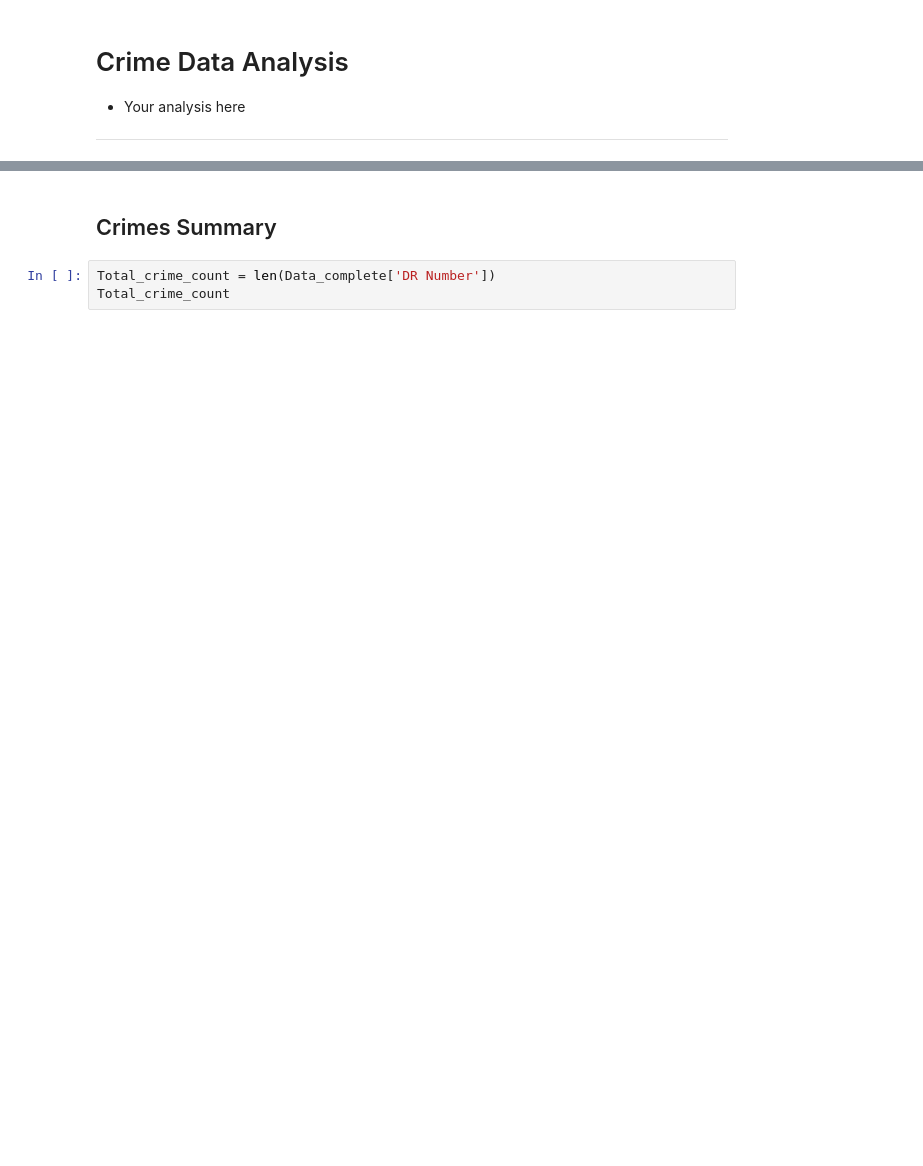
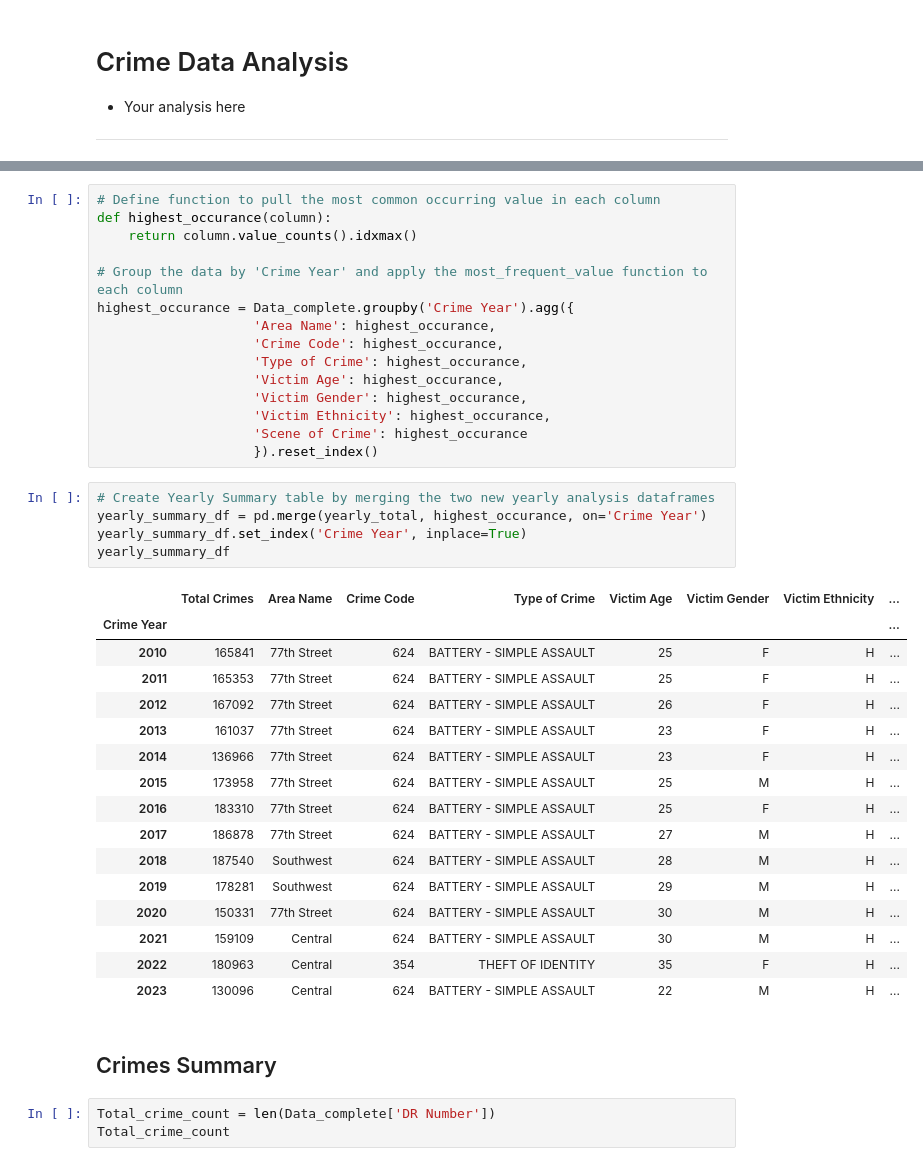
Before and after one commit to kekojones12/Project-1, a Jupyter notebook: Project_1_starter.ipynb, the cells around one changed output, grey strips where cells are left out. Drawn from its saved outputs; the diff is of its cells as text; blank space fills up the shorter version.

```diff
--- a/Project_1_starter.ipynb
+++ b/Project_1_starter.ipynb
@@ -228,3 +186,40 @@ Name: count, dtype: int64
+# %%
+# Define function to pull the most common occurring value in each column
+def highest_occurance(column):
+    return column.value_counts().idxmax()
+
+# Group the data by 'Crime Year' and apply the most_frequent_value function to each column
+highest_occurance = Data_complete.groupby('Crime Year').agg({
+                    'Area Name': highest_occurance,
+                    'Crime Code': highest_occurance,
+                    'Type of Crime': highest_occurance,
+                    'Victim Age': highest_occurance,
+                    'Victim Gender': highest_occurance,
+                    'Victim Ethnicity': highest_occurance,
+                    'Scene of Crime': highest_occurance
+                    }).reset_index()
+# %%
+# Create Yearly Summary table by merging the two new yearly analysis dataframes
+yearly_summary_df = pd.merge(yearly_total, highest_occurance, on='Crime Year')
+yearly_summary_df.set_index('Crime Year', inplace=True)
+yearly_summary_df
+# %% [output]
+|  | Total Crimes | Area Name | Crime Code | Type of Crime | Victim Age | Victim Gender | Victim Ethnicity | ... |
+| Crime Year |  |  |  |  |  |  |  | ... |
+| 2010 | 165841 | 77th Street | 624 | BATTERY - SIMPLE ASSAULT | 25 | F | H | ... |
+| 2011 | 165353 | 77th Street | 624 | BATTERY - SIMPLE ASSAULT | 25 | F | H | ... |
+| 2012 | 167092 | 77th Street | 624 | BATTERY - SIMPLE ASSAULT | 26 | F | H | ... |
+| 2013 | 161037 | 77th Street | 624 | BATTERY - SIMPLE ASSAULT | 23 | F | H | ... |
+| 2014 | 136966 | 77th Street | 624 | BATTERY - SIMPLE ASSAULT | 23 | F | H | ... |
+| 2015 | 173958 | 77th Street | 624 | BATTERY - SIMPLE ASSAULT | 25 | M | H | ... |
+| 2016 | 183310 | 77th Street | 624 | BATTERY - SIMPLE ASSAULT | 25 | F | H | ... |
+| 2017 | 186878 | 77th Street | 624 | BATTERY - SIMPLE ASSAULT | 27 | M | H | ... |
+| 2018 | 187540 | Southwest | 624 | BATTERY - SIMPLE ASSAULT | 28 | M | H | ... |
+| 2019 | 178281 | Southwest | 624 | BATTERY - SIMPLE ASSAULT | 29 | M | H | ... |
+| 2020 | 150331 | 77th Street | 624 | BATTERY - SIMPLE ASSAULT | 30 | M | H | ... |
+| 2021 | 159109 | Central | 624 | BATTERY - SIMPLE ASSAULT | 30 | M | H | ... |
+| 2022 | 180963 | Central | 354 | THEFT OF IDENTITY | 35 | F | H | ... |
+| 2023 | 130096 | Central | 624 | BATTERY - SIMPLE ASSAULT | 22 | M | H | ... |
 # %% [markdown]
 ## Crimes Summary
 # %%
```
Also changed, not shown: parts of 23 cells of this notebook, 1 other file.
